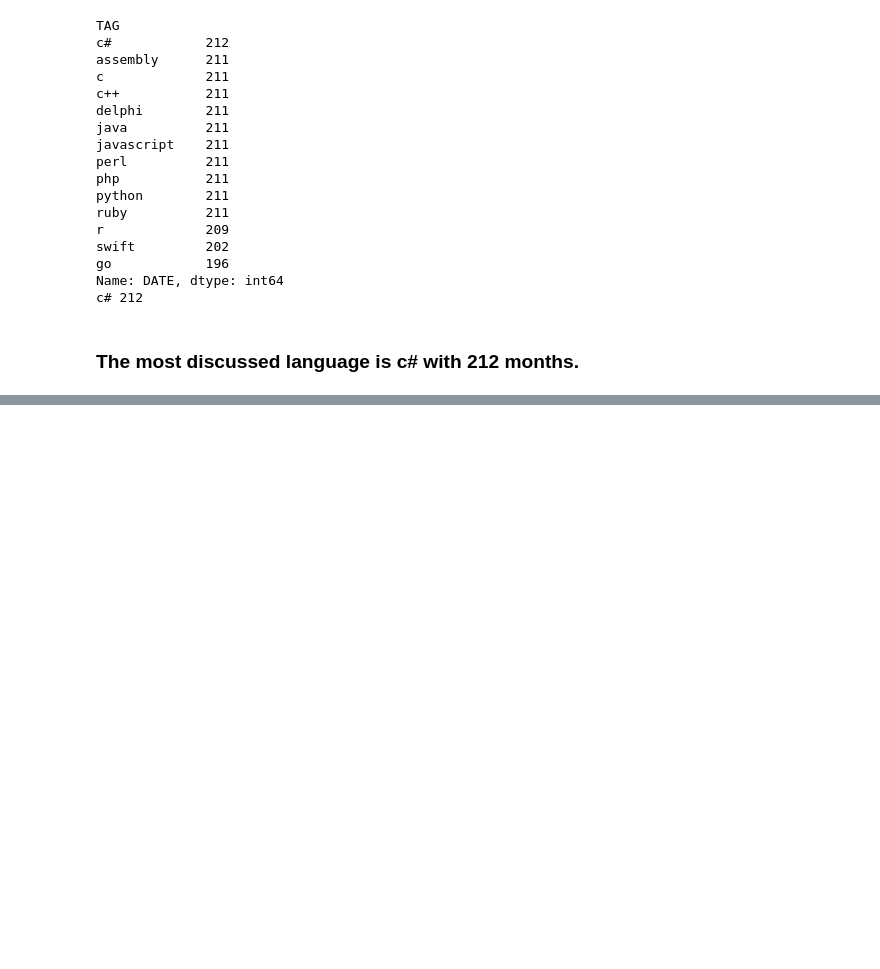
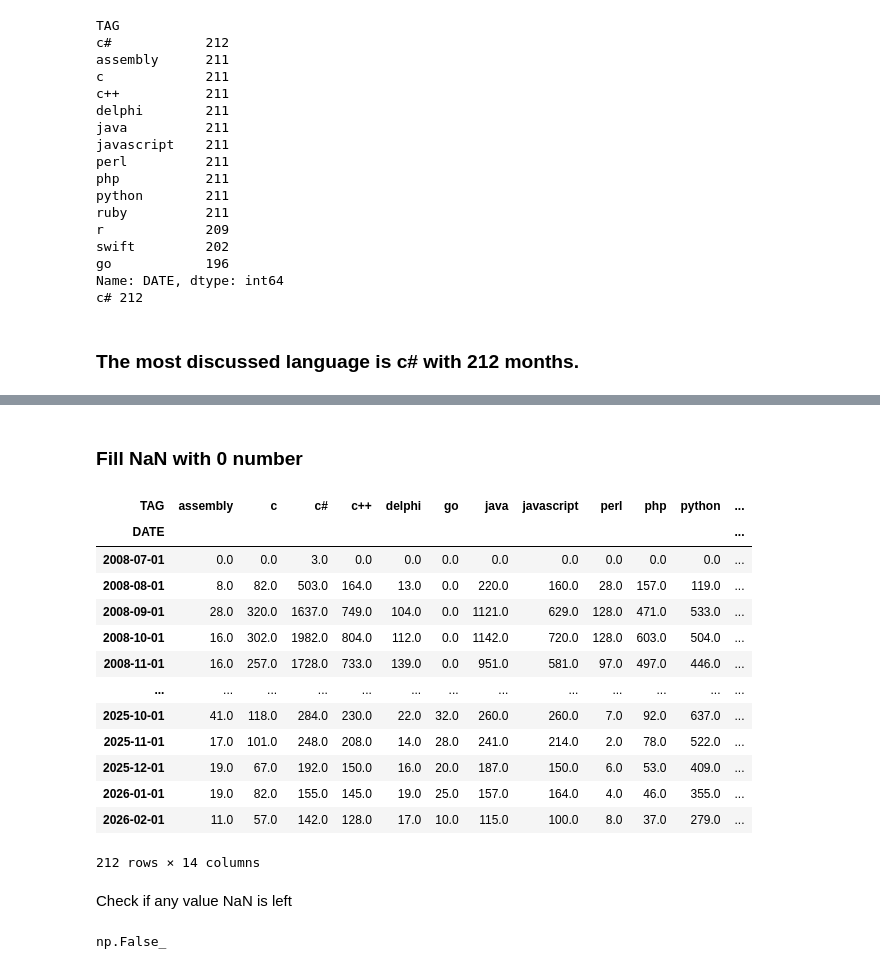
Before and after one commit to Zamir29/100-days-of-Python, a Jupyter notebook: day_73/main.ipynb, the cells around one changed output, grey strips where cells are left out. Saved outputs shown, nothing was run; the diff lists cells and outputs as text; code cells hidden in the pictures; blank space fills up the shorter version.

Commit message:
(day_73): create pivot table with Date as index and clean NaN with 0 values

```diff
--- a/day_73/main.ipynb
+++ b/day_73/main.ipynb
@@ -215,0 +237,3 @@ display(Markdown(f'### The most discussed language is **{top_language}** with **
+# %%
+df['DATE'] = pd.to_datetime(df['DATE'])
+df.head()
@@ -215,0 +251,3 @@ display(Markdown(f'### The most discussed language is **{top_language}** with **
+# %%
+reshaped_df = df.pivot(index='DATE', columns='TAG', values='POSTS')
+print(reshaped_df)
@@ -215,0 +309,25 @@ display(Markdown(f'### The most discussed language is **{top_language}** with **
+# %% [markdown]
+### Fill NaN with 0 number
+# %%
+reshaped_df.fillna(0, inplace=True)
+# %% [output]
+| TAG | assembly | c | c# | c++ | delphi | go | java | javascript | perl | php | python | ... |
+| DATE |  |  |  |  |  |  |  |  |  |  |  | ... |
+| 2008-07-01 | 0.0 | 0.0 | 3.0 | 0.0 | 0.0 | 0.0 | 0.0 | 0.0 | 0.0 | 0.0 | 0.0 | ... |
+| 2008-08-01 | 8.0 | 82.0 | 503.0 | 164.0 | 13.0 | 0.0 | 220.0 | 160.0 | 28.0 | 157.0 | 119.0 | ... |
+| 2008-09-01 | 28.0 | 320.0 | 1637.0 | 749.0 | 104.0 | 0.0 | 1121.0 | 629.0 | 128.0 | 471.0 | 533.0 | ... |
+| 2008-10-01 | 16.0 | 302.0 | 1982.0 | 804.0 | 112.0 | 0.0 | 1142.0 | 720.0 | 128.0 | 603.0 | 504.0 | ... |
+| 2008-11-01 | 16.0 | 257.0 | 1728.0 | 733.0 | 139.0 | 0.0 | 951.0 | 581.0 | 97.0 | 497.0 | 446.0 | ... |
+| ... | ... | ... | ... | ... | ... | ... | ... | ... | ... | ... | ... | ... |
+| 2025-10-01 | 41.0 | 118.0 | 284.0 | 230.0 | 22.0 | 32.0 | 260.0 | 260.0 | 7.0 | 92.0 | 637.0 | ... |
+| 2025-11-01 | 17.0 | 101.0 | 248.0 | 208.0 | 14.0 | 28.0 | 241.0 | 214.0 | 2.0 | 78.0 | 522.0 | ... |
+| 2025-12-01 | 19.0 | 67.0 | 192.0 | 150.0 | 16.0 | 20.0 | 187.0 | 150.0 | 6.0 | 53.0 | 409.0 | ... |
+| 2026-01-01 | 19.0 | 82.0 | 155.0 | 145.0 | 19.0 | 25.0 | 157.0 | 164.0 | 4.0 | 46.0 | 355.0 | ... |
+| 2026-02-01 | 11.0 | 57.0 | 142.0 | 128.0 | 17.0 | 10.0 | 115.0 | 100.0 | 8.0 | 37.0 | 279.0 | ... |
+212 rows × 14 columns
+# %% [markdown]
+Check if any value NaN is left
+# %%
+reshaped_df.isna().values.any()
+# %% [output]
+np.False_
```
Also changed, not shown: parts of 14 cells of this notebook.
